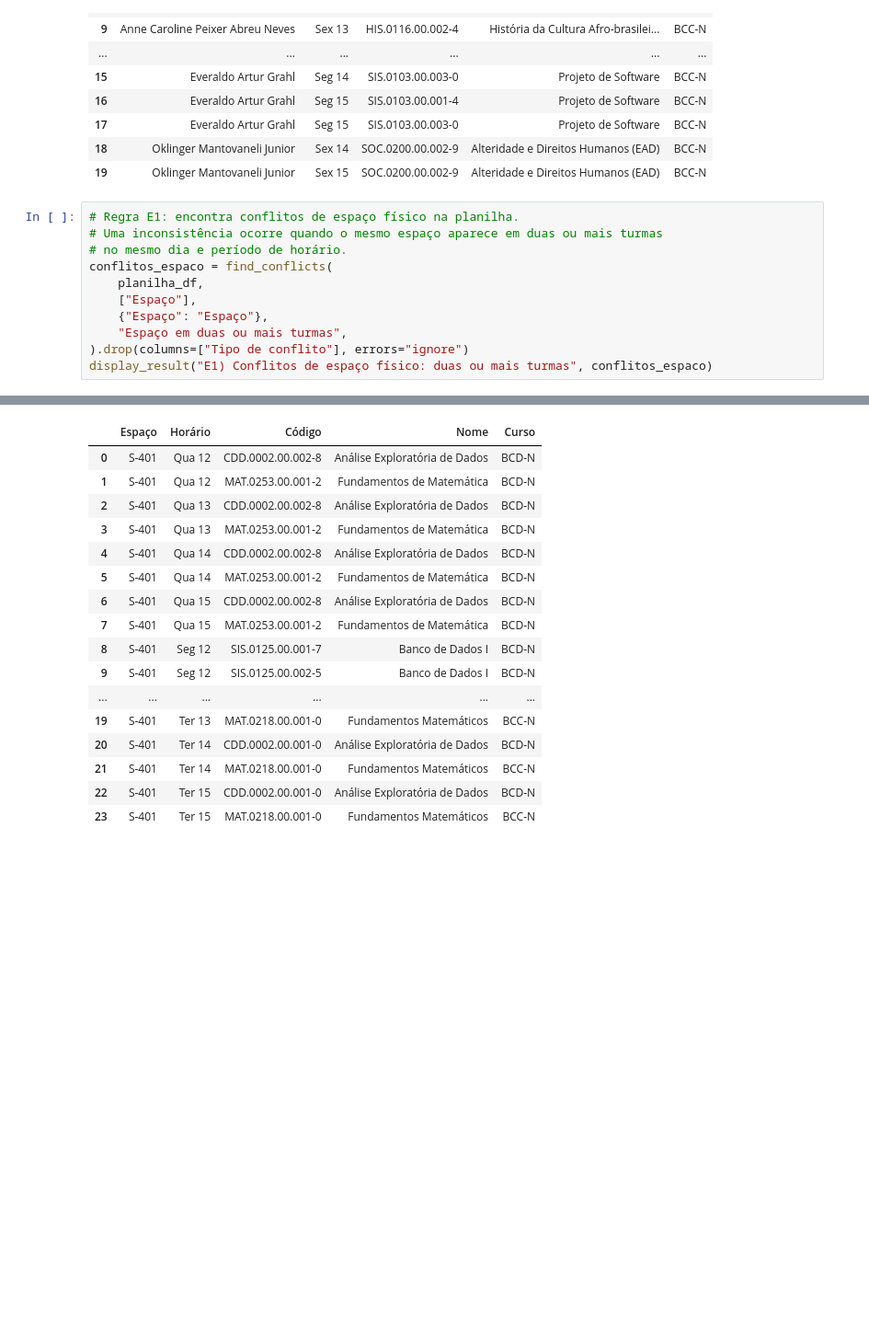
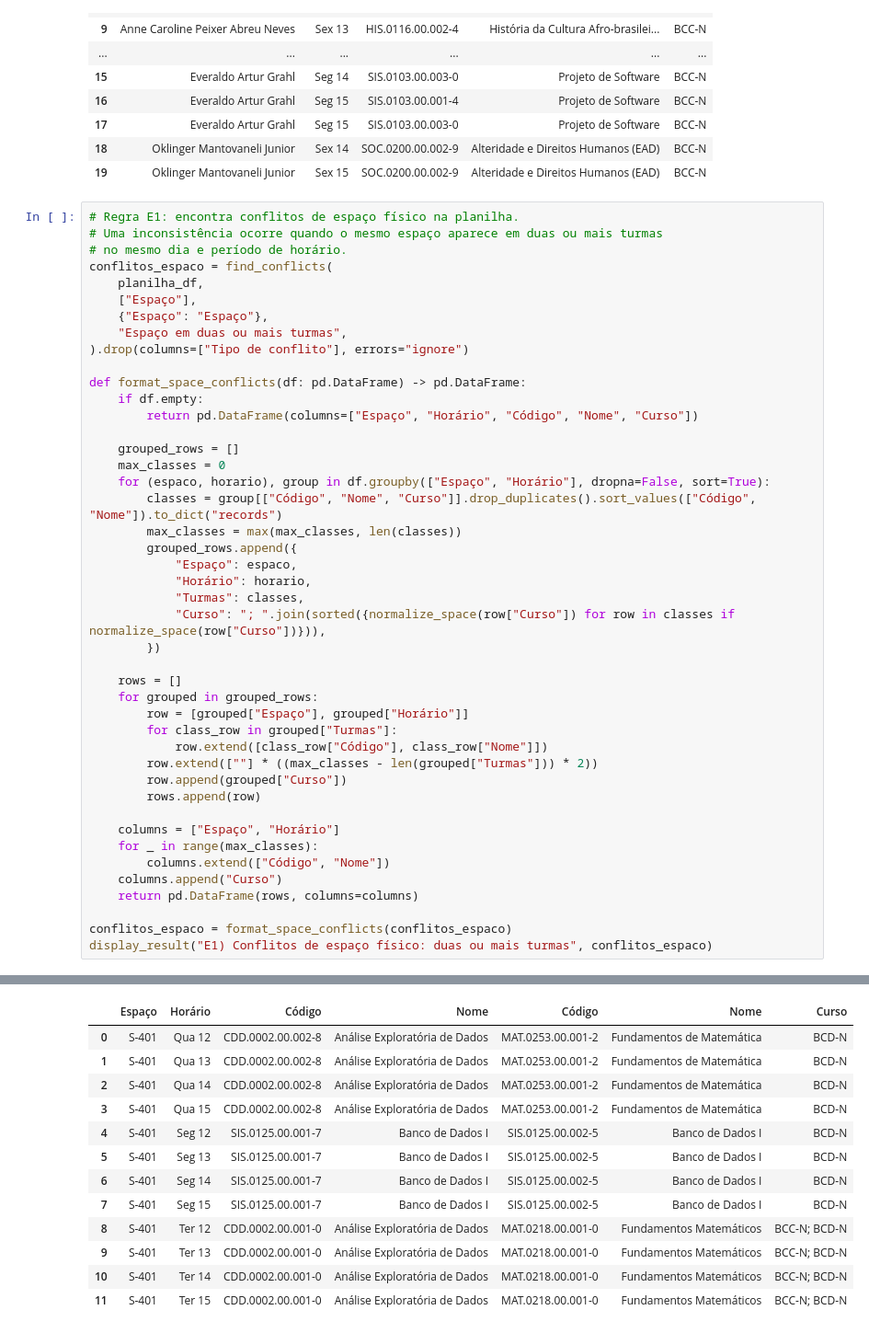
Before and after one commit to DSCFURB/dsc, a Jupyter notebook: ___Python/main.ipynb, the cells around one changed output, grey strips where cells are left out. Shown at 92% size. Drawn from its saved outputs; the diff is of its cells as text; blank space fills up the shorter version.

```diff
--- a/___Python/main.ipynb
+++ b/___Python/main.ipynb
@@ -1261,30 +1309,59 @@ display_result("D3) Conflitos de professor: duas ou mais turmas", conflitos_prof
 # %%
 # Regra E1: encontra conflitos de espaço físico na planilha.
 # Uma inconsistência ocorre quando o mesmo espaço aparece em duas ou mais turmas
 # no mesmo dia e período de horário.
 conflitos_espaco = find_conflicts(
     planilha_df,
     ["Espaço"],
     {"Espaço": "Espaço"},
     "Espaço em duas ou mais turmas",
 ).drop(columns=["Tipo de conflito"], errors="ignore")
+
+def format_space_conflicts(df: pd.DataFrame) -> pd.DataFrame:
+    if df.empty:
+        return pd.DataFrame(columns=["Espaço", "Horário", "Código", "Nome", "Curso"])
+
+    grouped_rows = []
+    max_classes = 0
+    for (espaco, horario), group in df.groupby(["Espaço", "Horário"], dropna=False, sort=True):
+        classes = group[["Código", "Nome", "Curso"]].drop_duplicates().sort_values(["Código", "Nome"]).to_dict("records")
+        max_classes = max(max_classes, len(classes))
+        grouped_rows.append({
+            "Espaço": espaco,
+            "Horário": horario,
+            "Turmas": classes,
+            "Curso": "; ".join(sorted({normalize_space(row["Curso"]) for row in classes if normalize_space(row["Curso"])})),
+        })
+
+    rows = []
+    for grouped in grouped_rows:
+        row = [grouped["Espaço"], grouped["Horário"]]
+        for class_row in grouped["Turmas"]:
+            row.extend([class_row["Código"], class_row["Nome"]])
+        row.extend([""] * ((max_classes - len(grouped["Turmas"])) * 2))
+        row.append(grouped["Curso"])
+        rows.append(row)
+
+    columns = ["Espaço", "Horário"]
+    for _ in range(max_classes):
+        columns.extend(["Código", "Nome"])
+    columns.append("Curso")
+    return pd.DataFrame(rows, columns=columns)
+
+conflitos_espaco = format_space_conflicts(conflitos_espaco)
 display_result("E1) Conflitos de espaço físico: duas ou mais turmas", conflitos_espaco)
 # %% [output]
 ### E1) Conflitos de espaço físico: duas ou mais turmas
-|  | Espaço | Horário | Código | Nome | Curso |
-| 0 | S-401 | Qua 12 | CDD.0002.00.002-8 | Análise Exploratória de Dados | BCD-N |
-| 1 | S-401 | Qua 12 | MAT.0253.00.001-2 | Fundamentos de Matemática | BCD-N |
-| 2 | S-401 | Qua 13 | CDD.0002.00.002-8 | Análise Exploratória de Dados | BCD-N |
-| 3 | S-401 | Qua 13 | MAT.0253.00.001-2 | Fundamentos de Matemática | BCD-N |
-| 4 | S-401 | Qua 14 | CDD.0002.00.002-8 | Análise Exploratória de Dados | BCD-N |
-| 5 | S-401 | Qua 14 | MAT.0253.00.001-2 | Fundamentos de Matemática | BCD-N |
-| 6 | S-401 | Qua 15 | CDD.0002.00.002-8 | Análise Exploratória de Dados | BCD-N |
-| 7 | S-401 | Qua 15 | MAT.0253.00.001-2 | Fundamentos de Matemática | BCD-N |
-| 8 | S-401 | Seg 12 | SIS.0125.00.001-7 | Banco de Dados I | BCD-N |
-| 9 | S-401 | Seg 12 | SIS.0125.00.002-5 | Banco de Dados I | BCD-N |
-| ... | ... | ... | ... | ... | ... |
-| 19 | S-401 | Ter 13 | MAT.0218.00.001-0 | Fundamentos Matemáticos | BCC-N |
-| 20 | S-401 | Ter 14 | CDD.0002.00.001-0 | Análise Exploratória de Dados | BCD-N |
-| 21 | S-401 | Ter 14 | MAT.0218.00.001-0 | Fundamentos Matemáticos | BCC-N |
-| 22 | S-401 | Ter 15 | CDD.0002.00.001-0 | Análise Exploratória de Dados | BCD-N |
-| 23 | S-401 | Ter 15 | MAT.0218.00.001-0 | Fundamentos Matemáticos | BCC-N |
+|  | Espaço | Horário | Código | Nome | Código | Nome | Curso |
+| 0 | S-401 | Qua 12 | CDD.0002.00.002-8 | Análise Exploratória de Dados | MAT.0253.00.001-2 | Fundamentos de Matemática | BCD-N |
+| 1 | S-401 | Qua 13 | CDD.0002.00.002-8 | Análise Exploratória de Dados | MAT.0253.00.001-2 | Fundamentos de Matemática | BCD-N |
+| 2 | S-401 | Qua 14 | CDD.0002.00.002-8 | Análise Exploratória de Dados | MAT.0253.00.001-2 | Fundamentos de Matemática | BCD-N |
+| 3 | S-401 | Qua 15 | CDD.0002.00.002-8 | Análise Exploratória de Dados | MAT.0253.00.001-2 | Fundamentos de Matemática | BCD-N |
+| 4 | S-401 | Seg 12 | SIS.0125.00.001-7 | Banco de Dados I | SIS.0125.00.002-5 | Banco de Dados I | BCD-N |
+| 5 | S-401 | Seg 13 | SIS.0125.00.001-7 | Banco de Dados I | SIS.0125.00.002-5 | Banco de Dados I | BCD-N |
+| 6 | S-401 | Seg 14 | SIS.0125.00.001-7 | Banco de Dados I | SIS.0125.00.002-5 | Banco de Dados I | BCD-N |
+| 7 | S-401 | Seg 15 | SIS.0125.00.001-7 | Banco de Dados I | SIS.0125.00.002-5 | Banco de Dados I | BCD-N |
+| 8 | S-401 | Ter 12 | CDD.0002.00.001-0 | Análise Exploratória de Dados | MAT.0218.00.001-0 | Fundamentos Matemáticos | BCC-N; BCD-N |
+| 9 | S-401 | Ter 13 | CDD.0002.00.001-0 | Análise Exploratória de Dados | MAT.0218.00.001-0 | Fundamentos Matemáticos | BCC-N; BCD-N |
+| 10 | S-401 | Ter 14 | CDD.0002.00.001-0 | Análise Exploratória de Dados | MAT.0218.00.001-0 | Fundamentos Matemáticos | BCC-N; BCD-N |
+| 11 | S-401 | Ter 15 | CDD.0002.00.001-0 | Análise Exploratória de Dados | MAT.0218.00.001-0 | Fundamentos Matemáticos | BCC-N; BCD-N |
```
Also changed, not shown: parts of 21 cells of this notebook.
